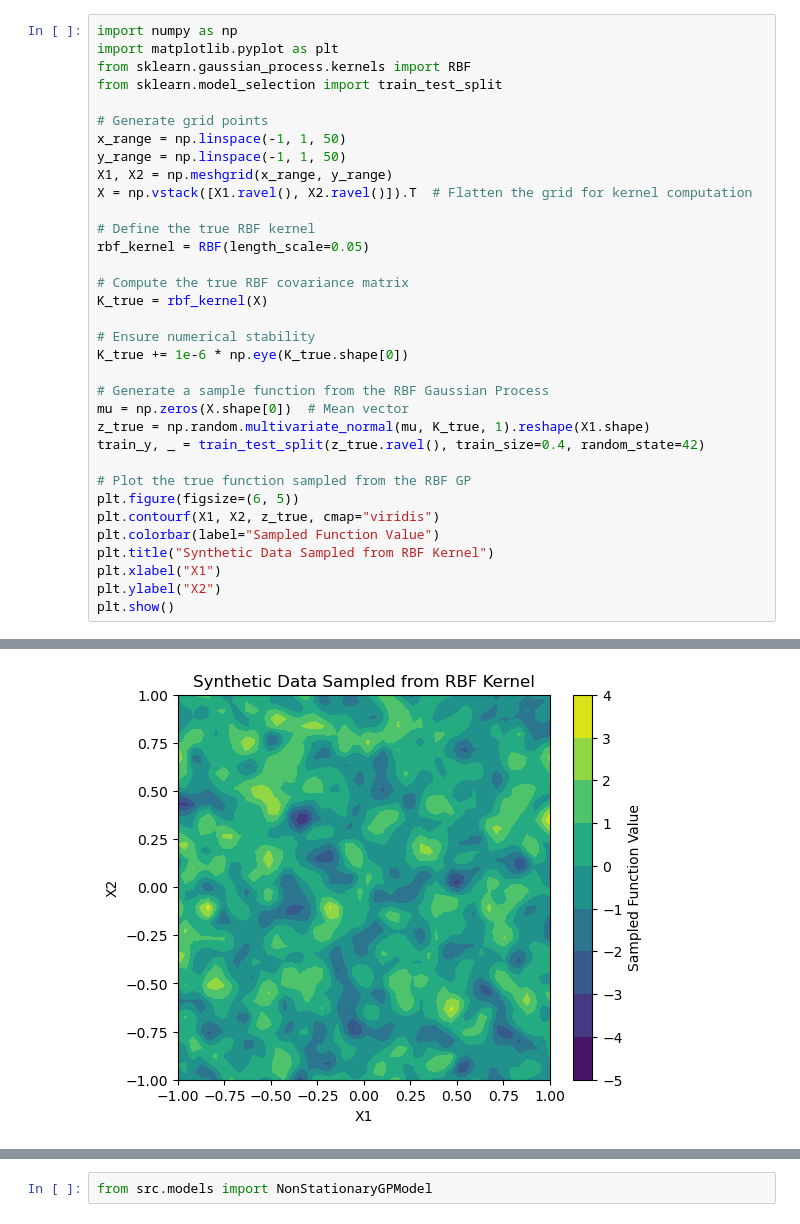
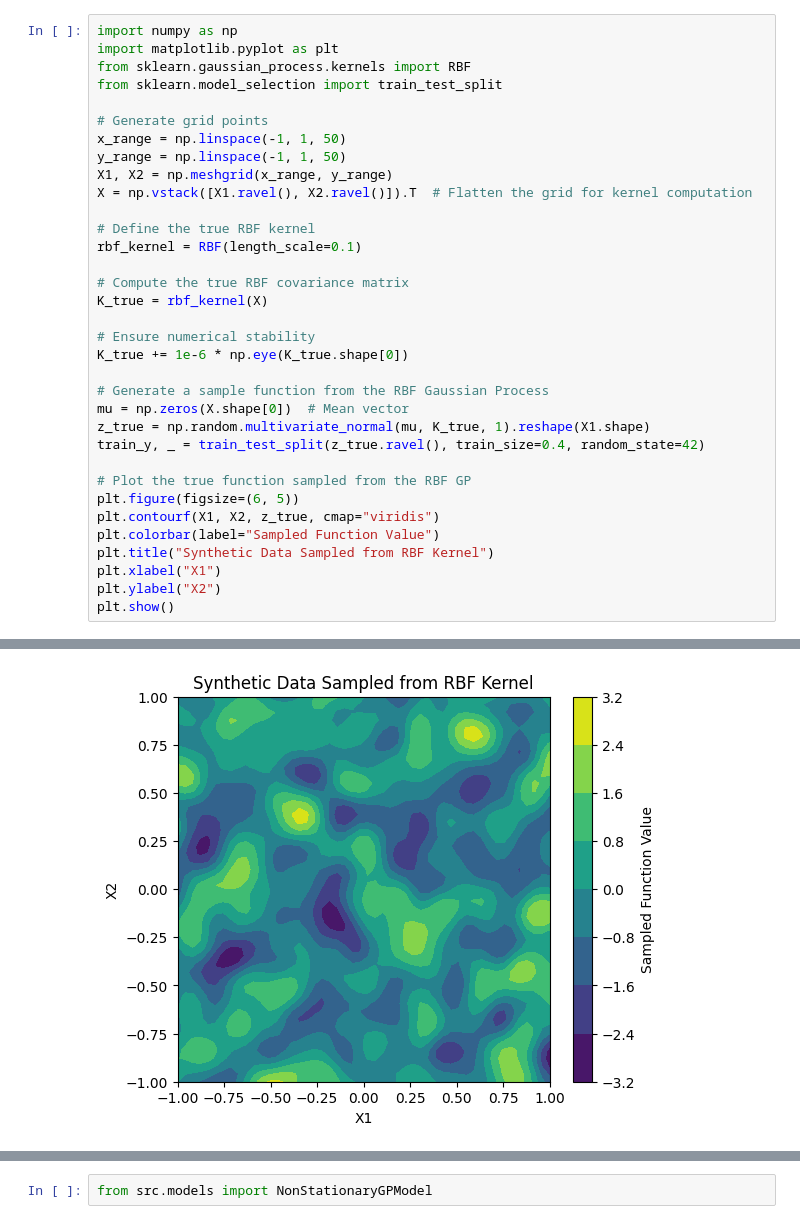
Before and after one commit to edrian-liao/uhi-deep-learning, a Jupyter notebook: notebooks/06_generate_random_field.ipynb, the cells around one changed output, grey strips where cells are left out. Saved outputs shown, nothing was run; the diff lists cells and outputs as text.

```diff
--- a/notebooks/06_generate_random_field.ipynb
+++ b/notebooks/06_generate_random_field.ipynb
@@ -56,7 +59,7 @@ X1, X2 = np.meshgrid(x_range, y_range)
 X = np.vstack([X1.ravel(), X2.ravel()]).T  # Flatten the grid for kernel computation
 
 # Define the true RBF kernel
-rbf_kernel = RBF(length_scale=0.05)
+rbf_kernel = RBF(length_scale=0.1)
 
 # Compute the true RBF covariance matrix
 K_true = rbf_kernel(X)
@@ -81,2 +86,2 @@ plt.show()
-[figure, old version]
+[figure, new version]
 # %%
```
Also changed, not shown: parts of 7 cells of this notebook, 11 other files.
